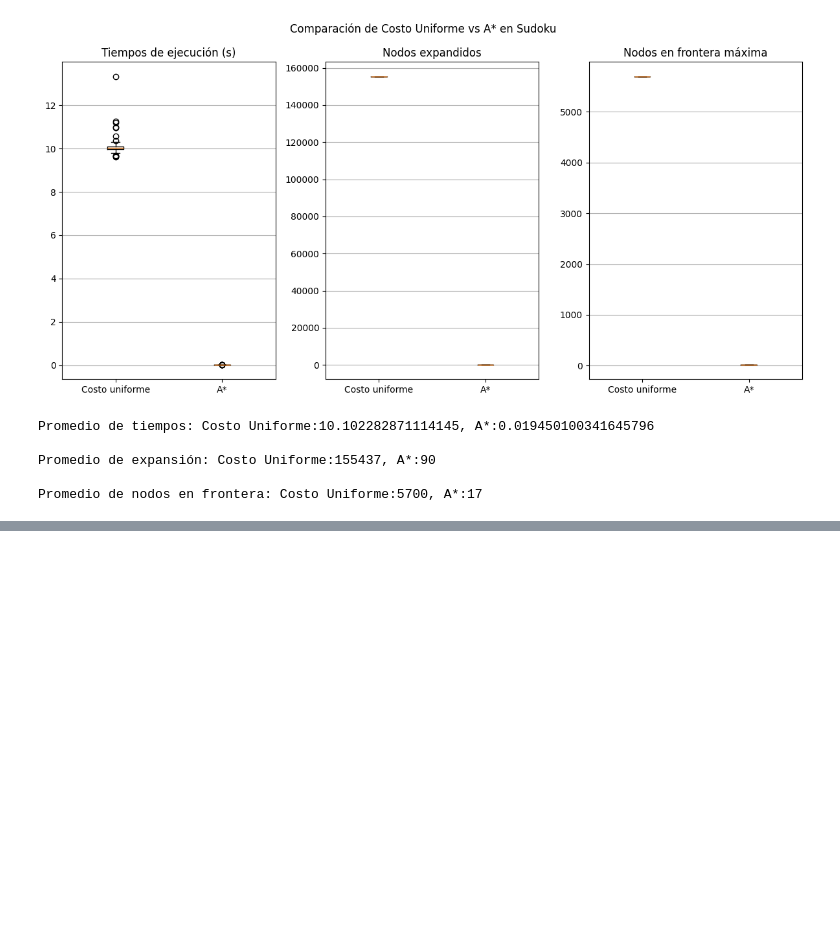
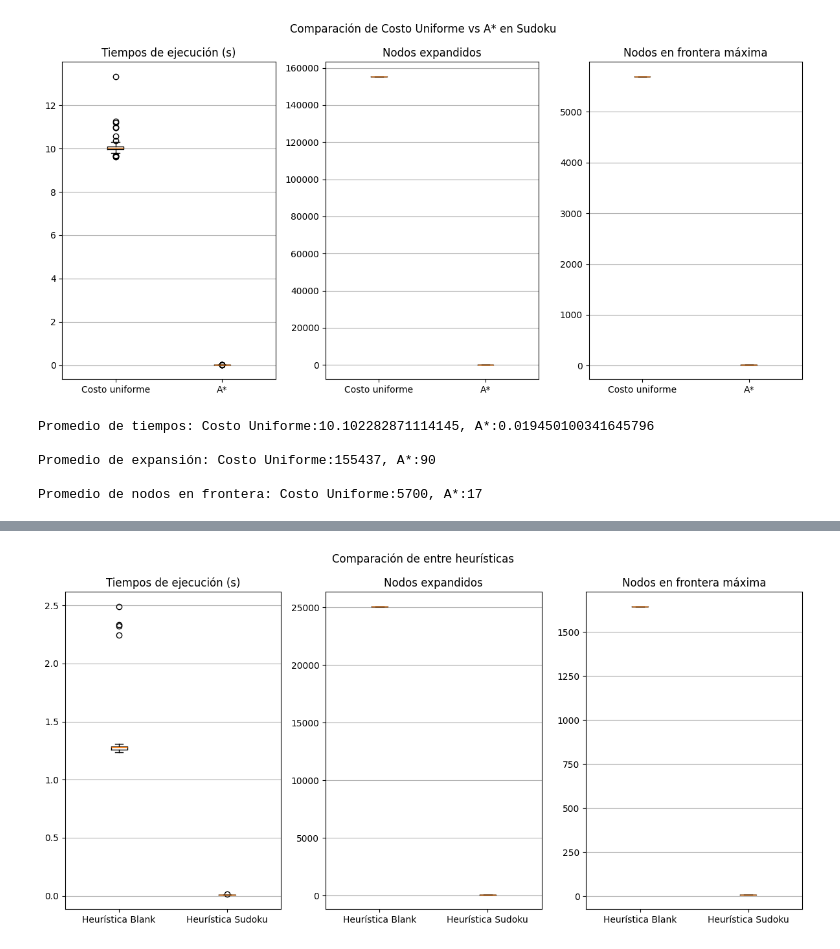
Before and after one commit to MateoOrtiz001/Sudoku-Solver, a Jupyter notebook: Experimentos.ipynb, the cells around one changed output, grey strips where cells are left out. Drawn from its saved outputs; the diff is of its cells as text; code cells hidden in the pictures; blank space fills up the shorter version.

Commit message:
Añadiendo nueva heurística para pruebas.

```diff
--- a/Experimentos.ipynb
+++ b/Experimentos.ipynb
@@ -261,10 +301,10 @@ nodosFronteraA=[]
 
 
 for i in range(101):
-    dificultad = rd.choice([0.71, 0.73])
+    dificultad = 73
 
     print("Iteración número {0} con dificultad {1} ".format(i,dificultad), end="\n")
-    T = Sudoku(3).difficulty(dificultad)
+    T = Sudoku(3,seed=int(time.time() * 1000)).difficulty(dificultad)
     T = transformar_tablero(T.board)
     problem = SudokuProblem(T)
     _, statsA = aStarSearchInstrumentado(problem,sudokuHeuristic)
@@ -335,0 +424,21 @@ Promedio de nodos en frontera: Costo Uniforme:5700, A*:17
+# %%
+# Datos y etiquetas para iterar más fácil
+datos = [
+    (tiemposBlank, tiemposSudoku, "Tiempos de ejecución (s)"),
+    (nodosExpandidosBlank, nodosExpandidosSudoku, "Nodos expandidos"),
+    (nodosFronteraBlank, nodosFronteraSudoku, "Nodos en frontera máxima")
+]
+
+plt.figure(figsize=(12, 6))
+
+for i, (costoU, aStar, titulo) in enumerate(datos, 1):
+    plt.subplot(1, 3, i)
+    plt.boxplot([costoU, aStar], labels=["Heurística Blank", "Heurística Sudoku"])
+    plt.title(titulo)
+    plt.grid(True, axis="y")
+
+plt.suptitle("Comparación de entre heurísticas")
+plt.tight_layout()
+plt.show()
+# %% [output]
+[figure, added]
```
Also changed, not shown: parts of 8 cells of this notebook, 3 other files.
